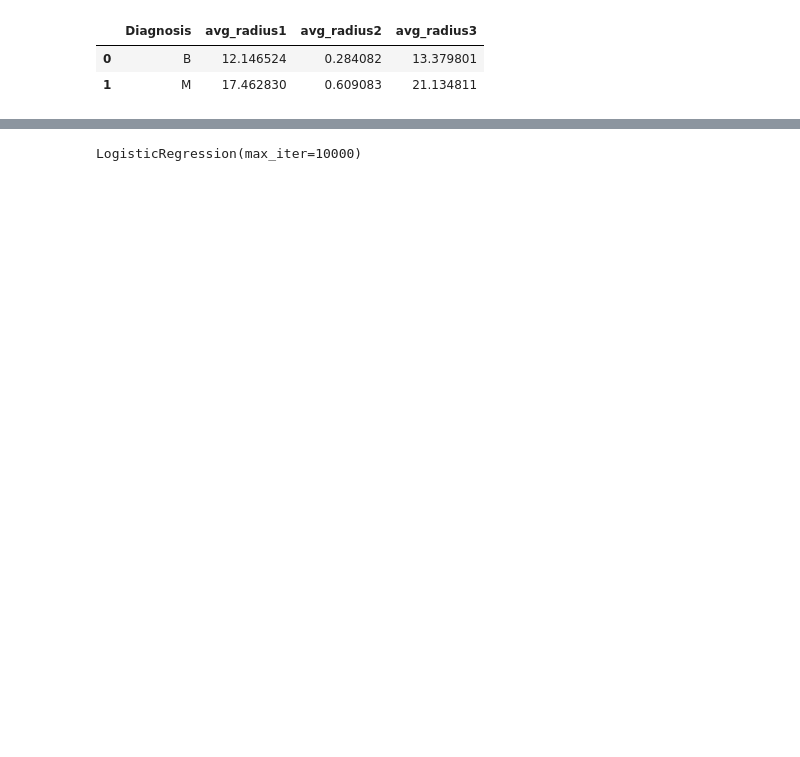
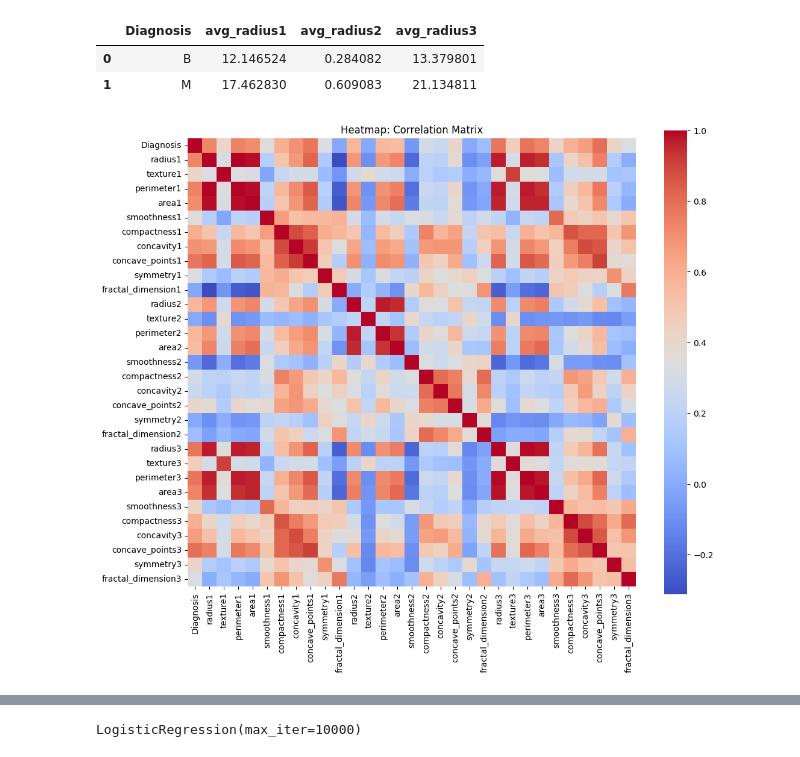
Before and after one commit to brunoamrocha/informMed, a Jupyter notebook: testN1.ipynb, the cells around one changed output, grey strips where cells are left out. Saved outputs shown, nothing was run; the diff lists cells and outputs as text; code cells hidden in the pictures; blank space fills up the shorter version.

```diff
--- a/testN1.ipynb
+++ b/testN1.ipynb
@@ -141,3 +206,12 @@ df1
 |  | Diagnosis | avg_radius1 | avg_radius2 | avg_radius3 |
 | 0 | B | 12.146524 | 0.284082 | 13.379801 |
 | 1 | M | 17.462830 | 0.609083 | 21.134811 |
+# %%
+correlation_matrix = df.corr()
+
+plt.figure(figsize=(12, 10))
+sns.heatmap(correlation_matrix, cmap='coolwarm', cbar=True, square=True, annot=False)
+plt.title('Heatmap: Correlation Matrix')
+plt.show()
+# %% [output]
+[figure, added]
```
Also changed, not shown: parts of 27 cells of this notebook.
